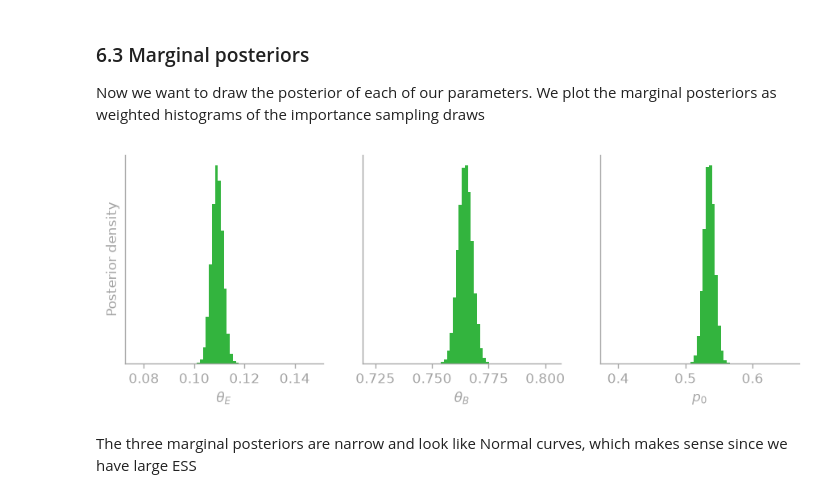
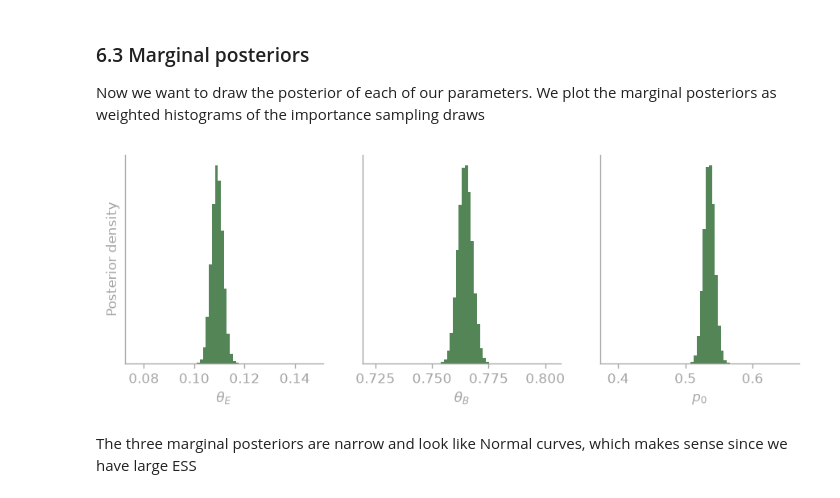
Before and after one commit to Asabourdin/EngagedorBrowsing, a Jupyter notebook: code/layer2_session_types.ipynb, the cells around one changed output. Cells and saved outputs as stored; diff of their text form; code cells hidden in the pictures.

```diff
--- a/code/layer2_session_types.ipynb
+++ b/code/layer2_session_types.ipynb
@@ -38,8 +38,8 @@ EM_PRIOR = po.log_odds_prior(PRIOR)
 os.makedirs("figures", exist_ok=True)
 os.makedirs("results", exist_ok=True)
 
-BLUE = "#00a10d"
-ORANGE = "#aa3102"
+GREEN = "#28672d"
+BROWN = "#4d1701"
 GREY = "#a4a4a4"
 
 plt.rcParams.update({
@@ -549,17 +549,17 @@ Now we want to draw the posterior of each of our parameters. We plot the margina
 # %%
 draw_params = po.to_params(fit["draws"], st.NAMES)
 labels = {"theta_e": r"$\theta_E$", "theta_b": r"$\theta_B$", "p0": r"$p_0$"}
 fig, axes = plt.subplots(1, 3, figsize=(9, 2.8))
 for ax, name in zip(axes, st.NAMES):
     ax.hist(draw_params[name], bins=60, weights=fit["weights"], density=True,
-            histtype="stepfilled", color=BLUE, alpha=0.8)
+            histtype="stepfilled", color=GREEN, alpha=0.8)
     ax.set_xlabel(labels[name])
     ax.set_yticks([])
 axes[0].set_ylabel("Posterior density")
 fig.savefig("figures/layer2_posterior.pdf")
 plt.show()
 # %% [output]
-[figure, old version]
+[figure, new version]
 # %% [markdown]
 The three marginal posteriors are narrow and look like Normal curves, which makes sense since we have large ESS
 # %% [markdown]
```
Also changed, not shown: parts of 4 cells of this notebook, 9 other files.
